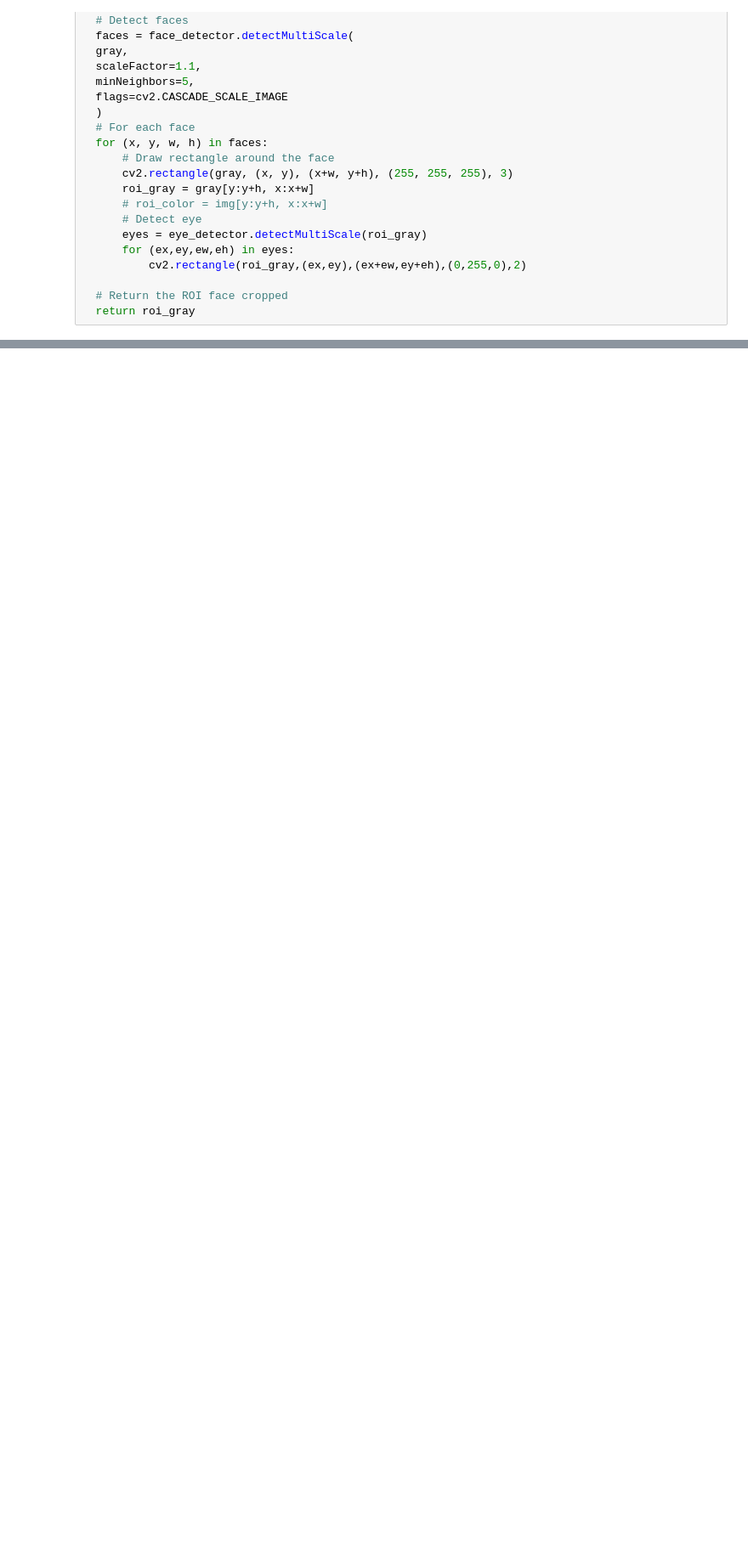
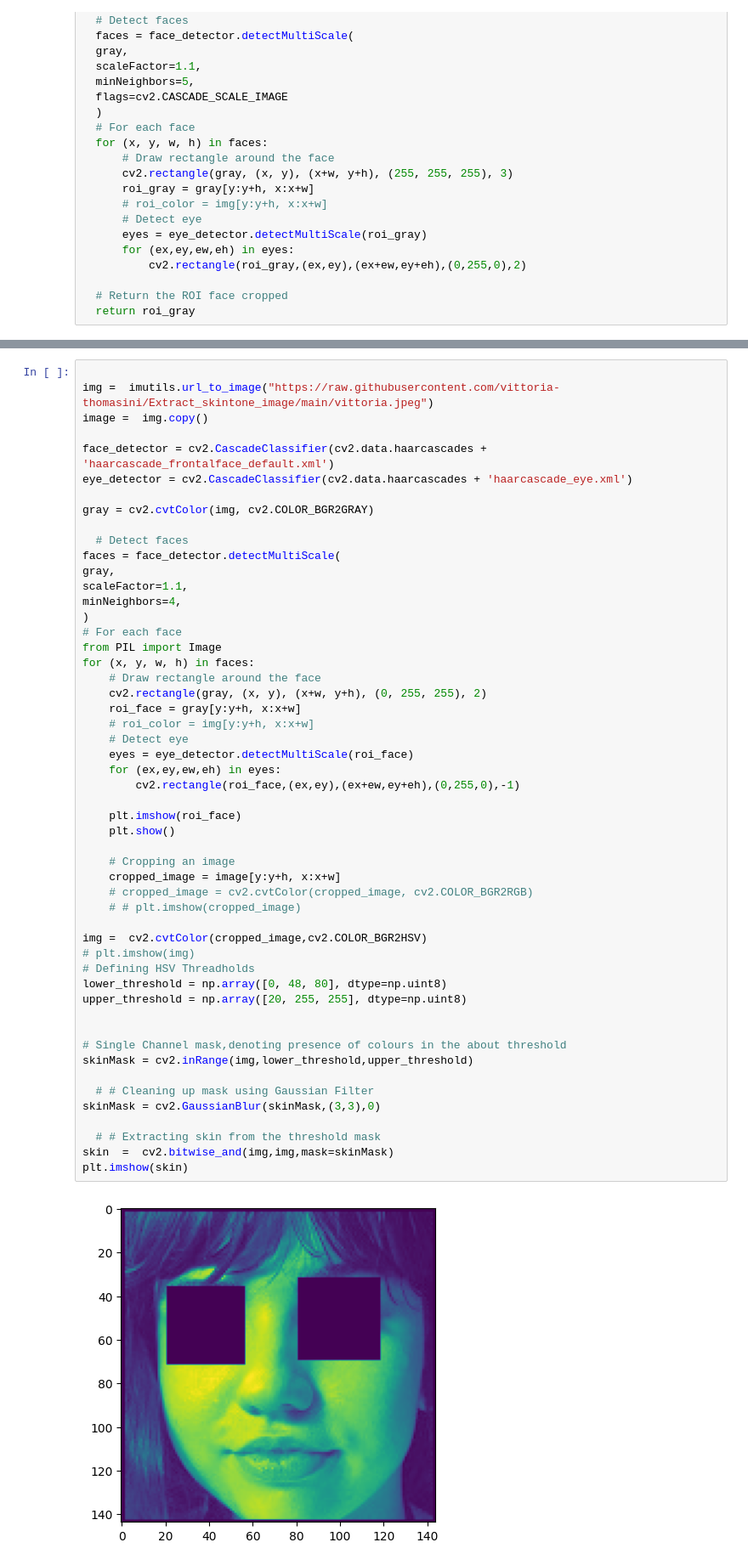
Before and after one commit to vittoria-thomasini/Extract_skintone_image, a Jupyter notebook: Extract_Skin_Tone_from_an_Image.ipynb, the cells around one changed output, grey strips where cells are left out. Shown at 85% size. Drawn from its saved outputs; the diff is of its cells as text; blank space fills up the shorter version.

```diff
--- a/Extract_Skin_Tone_from_an_Image.ipynb
+++ b/Extract_Skin_Tone_from_an_Image.ipynb
@@ -421,0 +435,54 @@ plt.show()
+# %%
+
+img =  imutils.url_to_image("https://raw.githubusercontent.com/vittoria-thomasini/Extract_skintone_image/main/vittoria.jpeg")
+image =  img.copy()
+
+face_detector = cv2.CascadeClassifier(cv2.data.haarcascades + 'haarcascade_frontalface_default.xml')
+eye_detector = cv2.CascadeClassifier(cv2.data.haarcascades + 'haarcascade_eye.xml')
+
+gray = cv2.cvtColor(img, cv2.COLOR_BGR2GRAY)
+
+  # Detect faces
+faces = face_detector.detectMultiScale(
+gray,
+scaleFactor=1.1,
+minNeighbors=4,
+)
+# For each face
+from PIL import Image
+for (x, y, w, h) in faces:
+    # Draw rectangle around the face
+    cv2.rectangle(gray, (x, y), (x+w, y+h), (0, 255, 255), 2)
+    roi_face = gray[y:y+h, x:x+w]
+    # roi_color = img[y:y+h, x:x+w]
+    # Detect eye
+    eyes = eye_detector.detectMultiScale(roi_face)
+    for (ex,ey,ew,eh) in eyes:
+        cv2.rectangle(roi_face,(ex,ey),(ex+ew,ey+eh),(0,255,0),-1)
+
+    plt.imshow(roi_face)
+    plt.show()
+
+    # Cropping an image
+    cropped_image = image[y:y+h, x:x+w]
+    # cropped_image = cv2.cvtColor(cropped_image, cv2.COLOR_BGR2RGB)
+    # # plt.imshow(cropped_image)
+
+img =  cv2.cvtColor(cropped_image,cv2.COLOR_BGR2HSV)
+# plt.imshow(img)
+# Defining HSV Threadholds
+lower_threshold = np.array([0, 48, 80], dtype=np.uint8)
+upper_threshold = np.array([20, 255, 255], dtype=np.uint8)
+
+
+# Single Channel mask,denoting presence of colours in the about threshold
+skinMask = cv2.inRange(img,lower_threshold,upper_threshold)
+
+  # # Cleaning up mask using Gaussian Filter
+skinMask = cv2.GaussianBlur(skinMask,(3,3),0)
+
+  # # Extracting skin from the threshold mask
+skin  =  cv2.bitwise_and(img,img,mask=skinMask)
+plt.imshow(skin)
+# %% [output]
+[figure, added]
```
Also changed, not shown: parts of 5 cells of this notebook.
